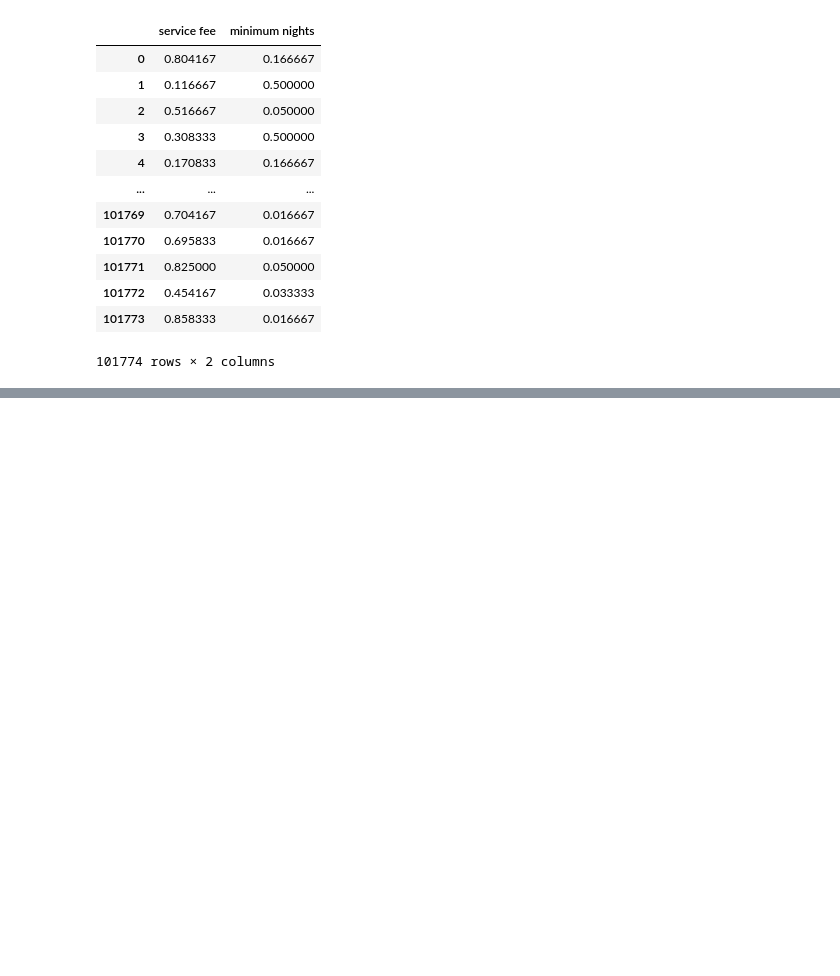
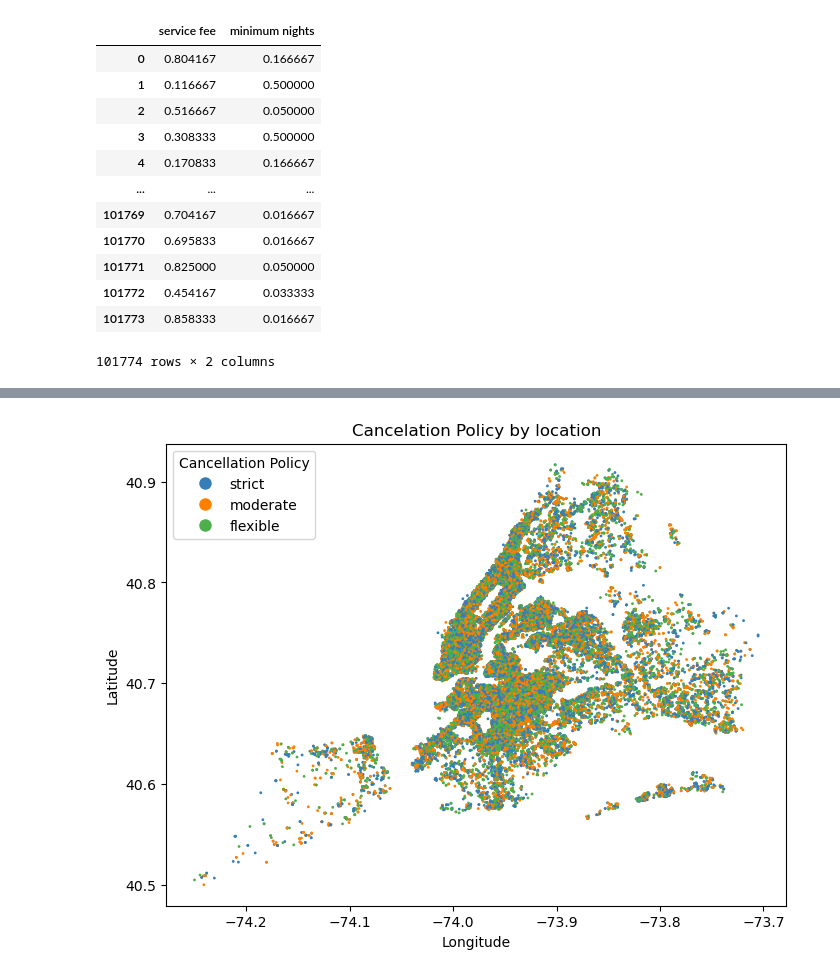
Before and after one commit to FilipeMarquesN/Data-quality-and-data-cleaning, a Jupyter notebook: activity 4 notebook.ipynb, the cells around one changed output, grey strips where cells are left out. Cells and saved outputs as stored; diff of their text form; code cells hidden in the pictures; blank space fills up the shorter version.

Commit message:
Cancelation Polic

```diff
--- a/activity 4 notebook.ipynb
+++ b/activity 4 notebook.ipynb
@@ -145,0 +146,41 @@ plt.show()
+# %%
+import matplotlib.lines as mlines
+
+
+CB_color_cycle = ['#377eb8', '#ff7f00', '#4daf4a', '#f781bf', '#a65628']
+y = df['lat']
+x = df['long']
+
+category_to_color = {
+    'strict': CB_color_cycle[0],
+    'moderate': CB_color_cycle[1],
+    'flexible': CB_color_cycle[2]
+}
+
+
+
+
+df['color'] = df['cancellation_policy'].map(category_to_color)
+
+plt.figure(figsize=(8, 6))
+plt.scatter(df['long'], df['lat'], c=df['color'], s=1)
+
+legend_handles = []
+for group, color in category_to_color.items():
+    legend_handle = mlines.Line2D([], [], marker='o', color='w', markerfacecolor=color, markersize=10, label=group)
+    legend_handles.append(legend_handle)
+
+
+for group, color in category_to_color.items():
+    legend_handle = mlines.Line2D([], [], marker='o', color='w', markerfacecolor=color, markersize=10, label=group)
+    legend_handles.append(legend_handle)
+
+legend_handles = legend_handles[0:3]
+plt.xlabel('Longitude')
+plt.ylabel('Latitude')
+plt.title('Cancelation Policy by location')
+plt.legend(handles=legend_handles, title='Cancellation Policy', loc='upper left')
+
+plt.show()
+# %% [output]
+[figure, added]
```
Also changed, not shown: parts of 1 cell of this notebook.
